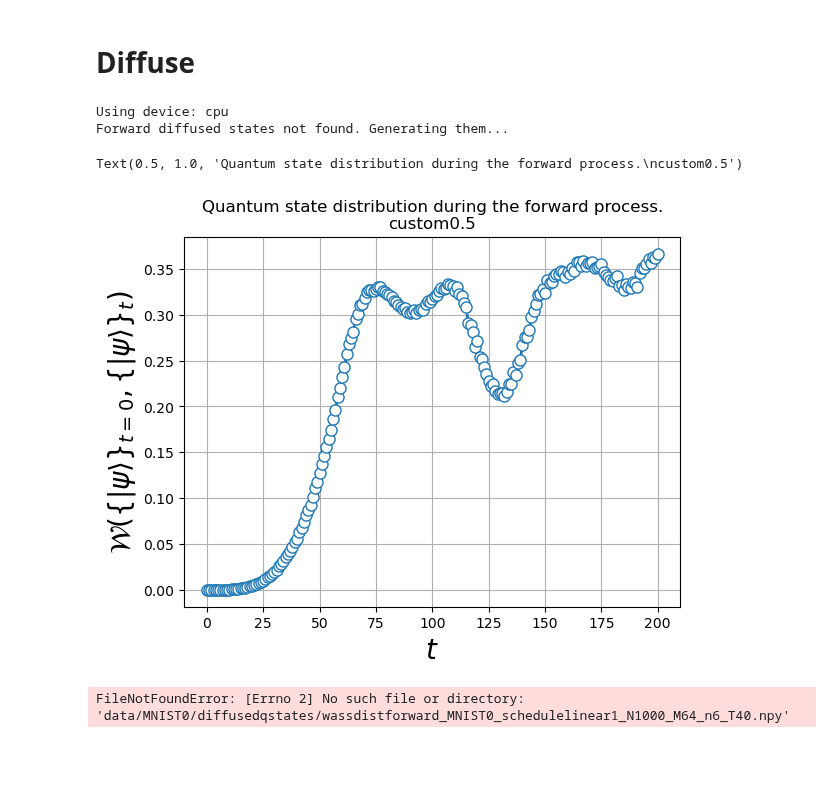
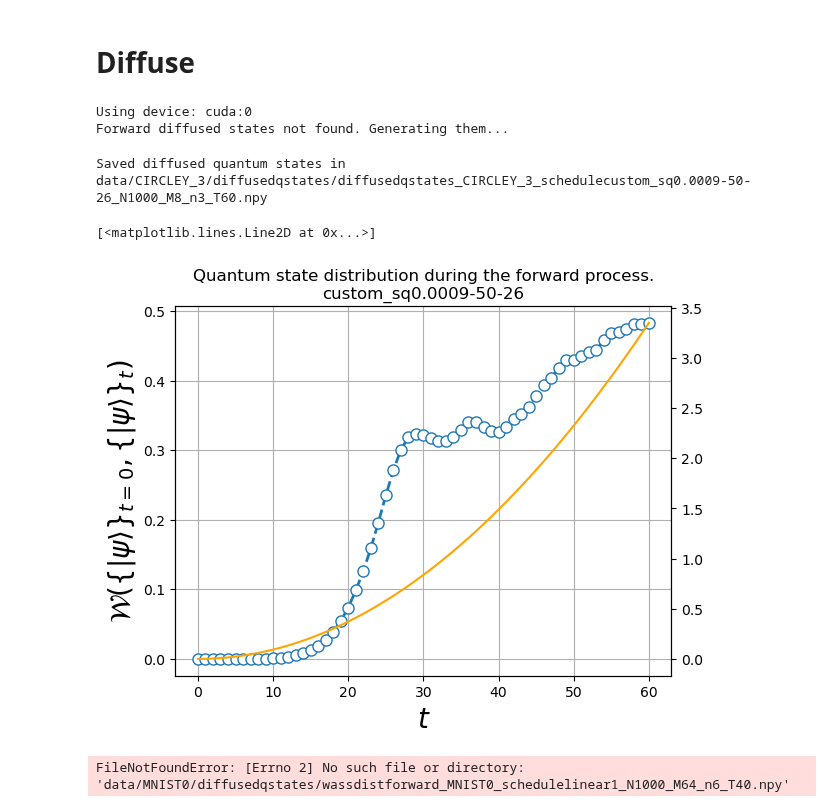
Before and after one commit to alapena/QuantGenMdl, a Jupyter notebook: visualize_noising.ipynb, the cells around one changed output. Drawn from its saved outputs; the diff is of its cells as text; code cells hidden in the pictures; blank space fills up the shorter version.

```diff
--- a/visualize_noising.ipynb
+++ b/visualize_noising.ipynb
@@ -23,21 +23,26 @@ fail to load cloud provider module: tencent
 # Fake config file to use get_path()
 # EDITABLE
 config = {
+    'device': 'cuda:0',
     'dataset': {
         'dir': './data',
         'name': 'CIRCLEY_3',
         'maxsize': 1000,
     },
     'model': {
-        'n_timesteps': 1000,
+        'n_timesteps': 40,
         'diffusion_schedule': {
-            'name': 'custom',
-            'slope': 0.5,
+            'name': 'custom_sq',
+            'slope': 0.003,
+            'vrescale': 50,
+            'hrescale': 26
         }
     }
 }
 n_data, n_features, n_ancilla_qubits, n_backward_layers = 1000, 8, 2, 6
 n_timesteps = config["model"]["n_timesteps"]
-diffusion_schedule = config["model"]["diffusion_schedule"]["name"] + str(config["model"]["diffusion_schedule"]["slope"])
+diffusion_schedule = config["model"]["diffusion_schedule"]["name"] + str(config["model"]["diffusion_schedule"]["slope"]) + "-" + str(config["model"]["diffusion_schedule"]["vrescale"]) + "-" + str(config["model"]["diffusion_schedule"]["hrescale"])
 _, n_qubits = find_closest_power_of_2(n_features, return_power=True)
-device='cpu'
+
+device = set_device(config.get('device', 'cpu'))
+torch.set_default_device(device)
@@ -46,10 +73,11 @@ device='cpu'
 # %%
 from diffuse import main as diffuse
 
-diffuse(config, n_data, n_features, n_timesteps, diffusion_schedule)
+diffuse(config, n_data, n_features, n_timesteps, diffusion_schedule, overwrite=True)
 # %% [output]
-Using device: cpu
+Using device: cuda:0
 Forward diffused states not found. Generating them...
+Saved diffused quantum states in data/CIRCLEY_3/diffusedqstates/diffusedqstates_CIRCLEY_3_schedulecustom_sq0.0009-50-26_N1000_M8_n3_T60.npy
 # %%
 # Wasserstein distance
 dir, filename = get_path(config, type='diffusedqstates.npy', diffusion_schedule=diffusion_schedule, n_data=n_data, n_features=n_features, n_qubits=n_qubits, n_timesteps=n_timesteps)
@@ -65,16 +93,24 @@ np.save(dir / filename, wass)
 # %%
 dir, filename = get_path(config, type='wassdistforward.npy', diffusion_schedule=diffusion_schedule, n_data=n_data, n_features=n_features, n_qubits=n_qubits, n_timesteps=n_timesteps)
 wass = np.load(dir / filename)
 
-plt.plot(wass, 'o--', mfc='white', markersize=8, lw=2)
-plt.ylabel(r'$\mathcal{W}\left(\{|\psi\rangle\}_{t=0}, \{|\psi\rangle\}_{t} \right)$', fontsize=20)
-plt.xlabel(r'$t$', fontsize=20)
+from src.utils import get_diffusion_weights
+diffusion_weights = get_diffusion_weights(config, device)
+
+fig, ax1 = plt.subplots()
+ax1.plot(wass, 'o--', mfc='white', markersize=8, lw=2)
+# plt.plot(wass)
+ax1.set_ylabel(r'$\mathcal{W}\left(\{|\psi\rangle\}_{t=0}, \{|\psi\rangle\}_{t} \right)$', fontsize=20)
+ax1.set_xlabel(r'$t$', fontsize=20)
 # plt.xticks(range(n_timesteps+1))
-plt.grid(True)
-plt.title(f'Quantum state distribution during the forward process.\n{diffusion_schedule}')
+ax1.grid(True)
+ax1.set_title(f'Quantum state distribution during the forward process.\n{diffusion_schedule}')
+
+ax2 = ax1.twinx()
+ax2.plot(diffusion_weights.cpu(), c='orange', label='Diffusion weight')
 # %% [output]
-Text(0.5, 1.0, 'Quantum state distribution during the forward process.\ncustom0.5')
+[<matplotlib.lines.Line2D at 0x...>]
-[figure, old version]
+[figure, new version]
 # %%
 # Compare schedules
 n_timesteps = 20
```
Also changed, not shown: parts of 3 cells of this notebook, 6 other files.
